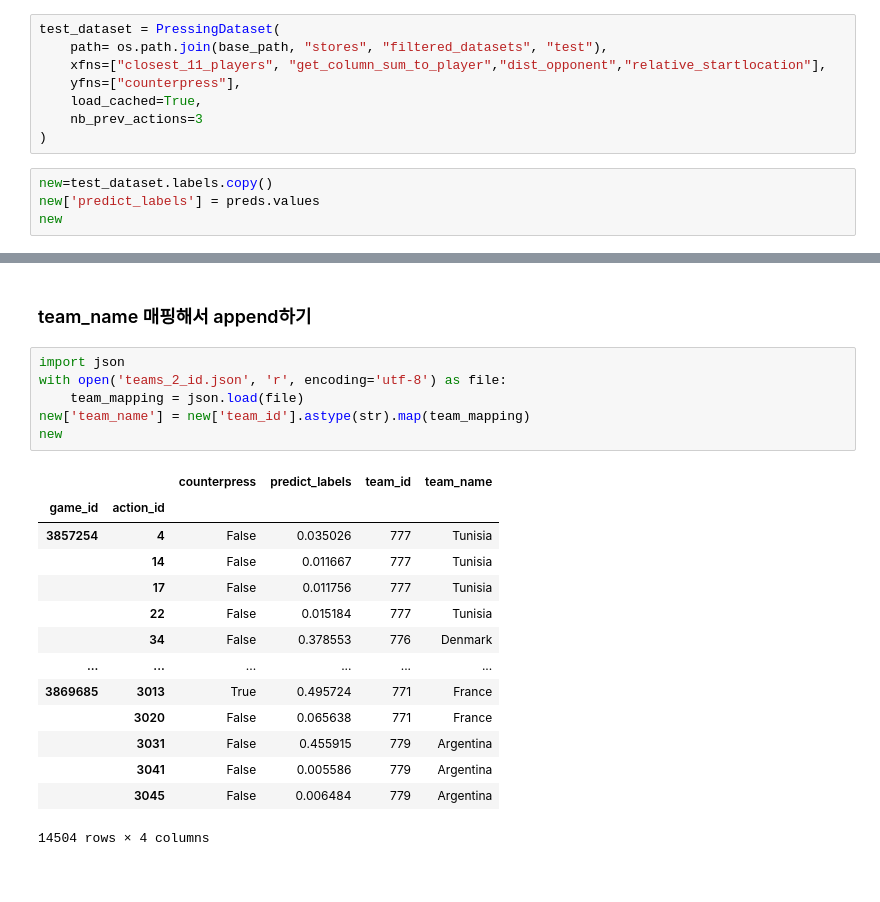
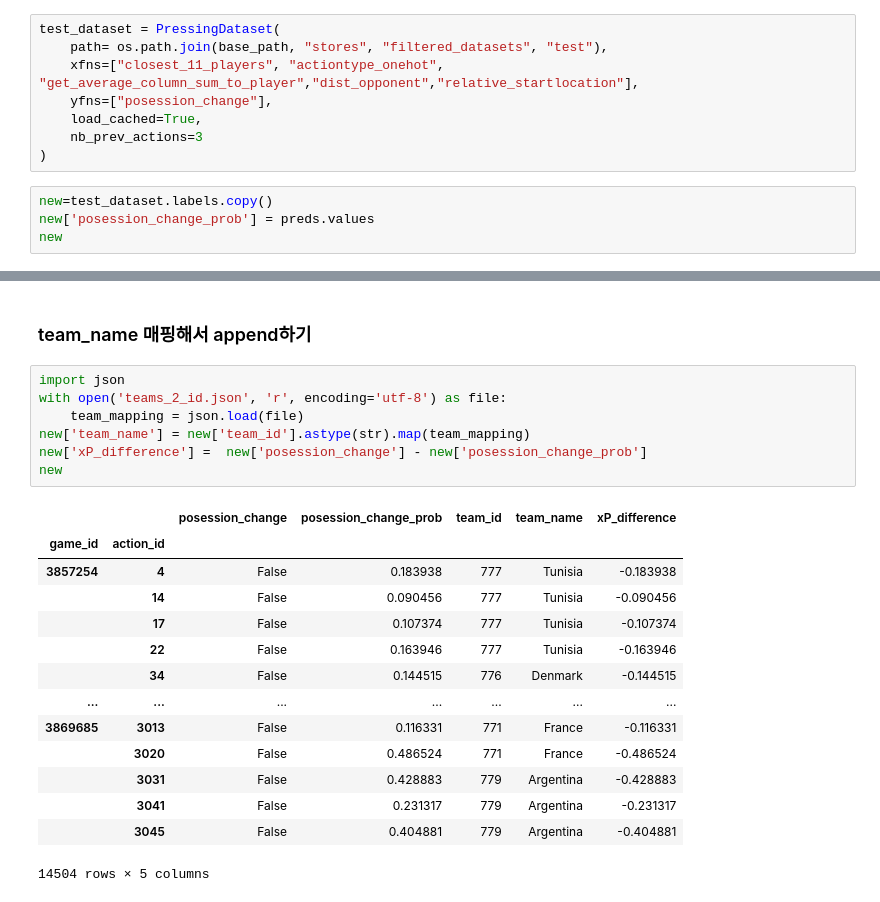
Before and after one commit to leemingo/sr-press, a Jupyter notebook: notebook/App 1)Press_point_by_Country_22WC.ipynb, the cells around one changed output, grey strips where cells are left out. Drawn from its saved outputs; the diff is of its cells as text.

Commit message:
added xP_difference column to xP_worldcoup_analysis

```diff
--- a/notebook/App 1)Press_point_by_Country_22WC.ipynb
+++ b/notebook/App 1)Press_point_by_Country_22WC.ipynb
@@ -92,13 +131,13 @@ Length: 14504, dtype: float32
 # %%
 test_dataset = PressingDataset(
     path= os.path.join(base_path, "stores", "filtered_datasets", "test"),
-    xfns=["closest_11_players", "get_column_sum_to_player","dist_opponent","relative_startlocation"],
-    yfns=["counterpress"],
+    xfns=["closest_11_players", "actiontype_onehot", "get_average_column_sum_to_player","dist_opponent","relative_startlocation"],
+    yfns=["posession_change"],
     load_cached=True,
     nb_prev_actions=3
 )
 # %%
 new=test_dataset.labels.copy()
-new['predict_labels'] = preds.values
+new['posession_change_prob'] = preds.values
 new
 # %% [output]
@@ -170,21 +209,22 @@ new
 # %%
 import json
 with open('teams_2_id.json', 'r', encoding='utf-8') as file:
     team_mapping = json.load(file)
 new['team_name'] = new['team_id'].astype(str).map(team_mapping)
+new['xP_difference'] =  new['posession_change'] - new['posession_change_prob']
 new
 # %% [output]
-|  |  | counterpress | predict_labels | team_id | team_name |
-| game_id | action_id |  |  |  |  |
-| 3857254 | 4 | False | 0.035026 | 777 | Tunisia |
-|  | 14 | False | 0.011667 | 777 | Tunisia |
-|  | 17 | False | 0.011756 | 777 | Tunisia |
-|  | 22 | False | 0.015184 | 777 | Tunisia |
-|  | 34 | False | 0.378553 | 776 | Denmark |
-| ... | ... | ... | ... | ... | ... |
-| 3869685 | 3013 | True | 0.495724 | 771 | France |
-|  | 3020 | False | 0.065638 | 771 | France |
-|  | 3031 | False | 0.455915 | 779 | Argentina |
-|  | 3041 | False | 0.005586 | 779 | Argentina |
-|  | 3045 | False | 0.006484 | 779 | Argentina |
+|  |  | posession_change | posession_change_prob | team_id | team_name | xP_difference |
+| game_id | action_id |  |  |  |  |  |
+| 3857254 | 4 | False | 0.183938 | 777 | Tunisia | -0.183938 |
+|  | 14 | False | 0.090456 | 777 | Tunisia | -0.090456 |
+|  | 17 | False | 0.107374 | 777 | Tunisia | -0.107374 |
+|  | 22 | False | 0.163946 | 777 | Tunisia | -0.163946 |
+|  | 34 | False | 0.144515 | 776 | Denmark | -0.144515 |
+| ... | ... | ... | ... | ... | ... | ... |
+| 3869685 | 3013 | False | 0.116331 | 771 | France | -0.116331 |
+|  | 3020 | False | 0.486524 | 771 | France | -0.486524 |
+|  | 3031 | False | 0.428883 | 779 | Argentina | -0.428883 |
+|  | 3041 | False | 0.231317 | 779 | Argentina | -0.231317 |
+|  | 3045 | False | 0.404881 | 779 | Argentina | -0.404881 |
-14504 rows × 4 columns
+14504 rows × 5 columns
```
Also changed, not shown: parts of 15 cells of this notebook.
